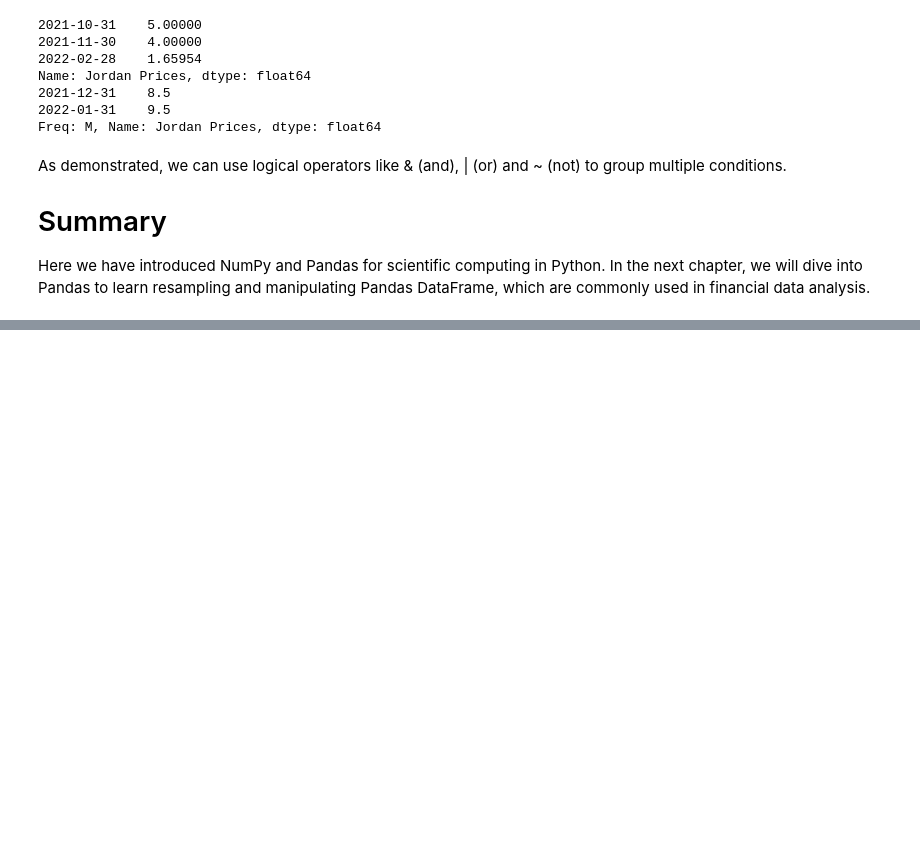
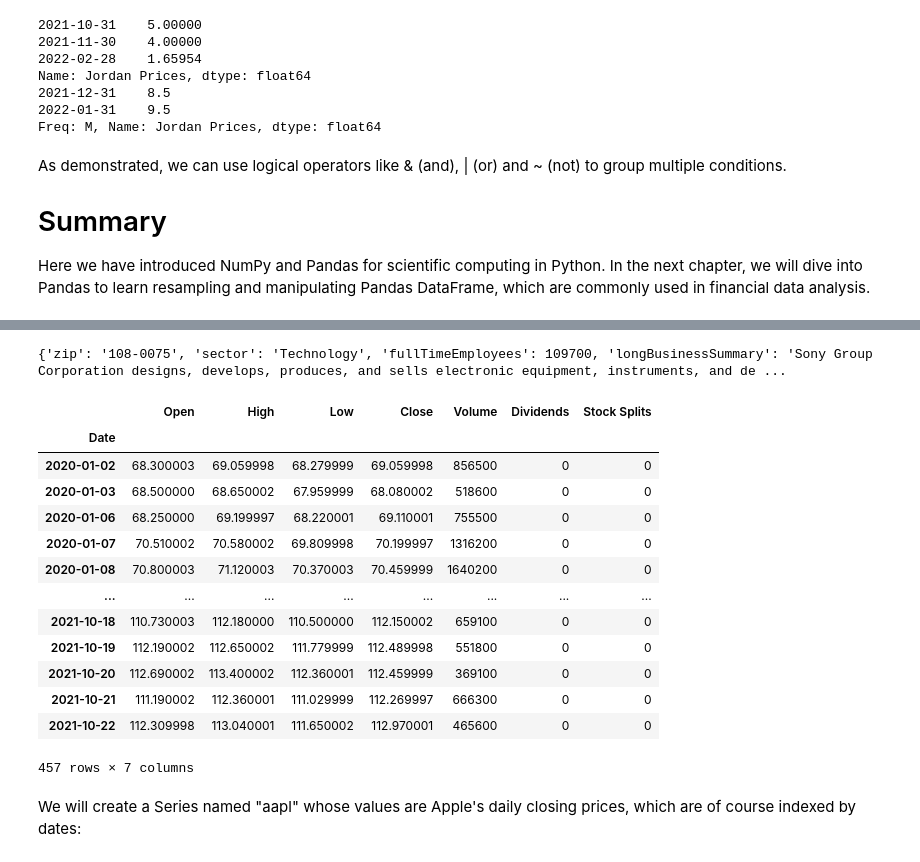
Before and after one commit to jescarraga/AlgorithmsUN2021II, a Jupyter notebook: Lab1/jescarraga_QuanconnectTutortials.ipynb, the cells around one changed output, grey strips where cells are left out. Drawn from its saved outputs; the diff is of its cells as text; code cells hidden in the pictures; blank space fills up the shorter version.

```diff
--- a/Lab1/jescarraga_QuanconnectTutortials.ipynb
+++ b/Lab1/jescarraga_QuanconnectTutortials.ipynb
@@ -1533,0 +1598,27 @@ Here we have introduced NumPy and Pandas for scientific computing in Python. In
+# %%
+sony = yf.Ticker("SONY")
+
+# get stock info of Sony company
+print(sony.info)
+
+# get historical market data
+sony_table = sony.history(start="2020-01-01",  end="2021-10-23")
+sony_table
+# %% [output]
+{'zip': '108-0075', 'sector': 'Technology', 'fullTimeEmployees': 109700, 'longBusinessSummary': 'Sony Group Corporation designs, develops, produces, and sells electronic equipment, instruments, and de ...
+|  | Open | High | Low | Close | Volume | Dividends | Stock Splits |
+| Date |  |  |  |  |  |  |  |
+| 2020-01-02 | 68.300003 | 69.059998 | 68.279999 | 69.059998 | 856500 | 0 | 0 |
+| 2020-01-03 | 68.500000 | 68.650002 | 67.959999 | 68.080002 | 518600 | 0 | 0 |
+| 2020-01-06 | 68.250000 | 69.199997 | 68.220001 | 69.110001 | 755500 | 0 | 0 |
+| 2020-01-07 | 70.510002 | 70.580002 | 69.809998 | 70.199997 | 1316200 | 0 | 0 |
+| 2020-01-08 | 70.800003 | 71.120003 | 70.370003 | 70.459999 | 1640200 | 0 | 0 |
+| ... | ... | ... | ... | ... | ... | ... | ... |
+| 2021-10-18 | 110.730003 | 112.180000 | 110.500000 | 112.150002 | 659100 | 0 | 0 |
+| 2021-10-19 | 112.190002 | 112.650002 | 111.779999 | 112.489998 | 551800 | 0 | 0 |
+| 2021-10-20 | 112.690002 | 113.400002 | 112.360001 | 112.459999 | 369100 | 0 | 0 |
+| 2021-10-21 | 111.190002 | 112.360001 | 111.029999 | 112.269997 | 666300 | 0 | 0 |
+| 2021-10-22 | 112.309998 | 113.040001 | 111.650002 | 112.970001 | 465600 | 0 | 0 |
+457 rows × 7 columns
+# %% [markdown]
+We will create a Series named "aapl" whose values are Apple's daily closing prices, which are of course indexed by dates:
```
Also changed, not shown: parts of 107 cells of this notebook.
